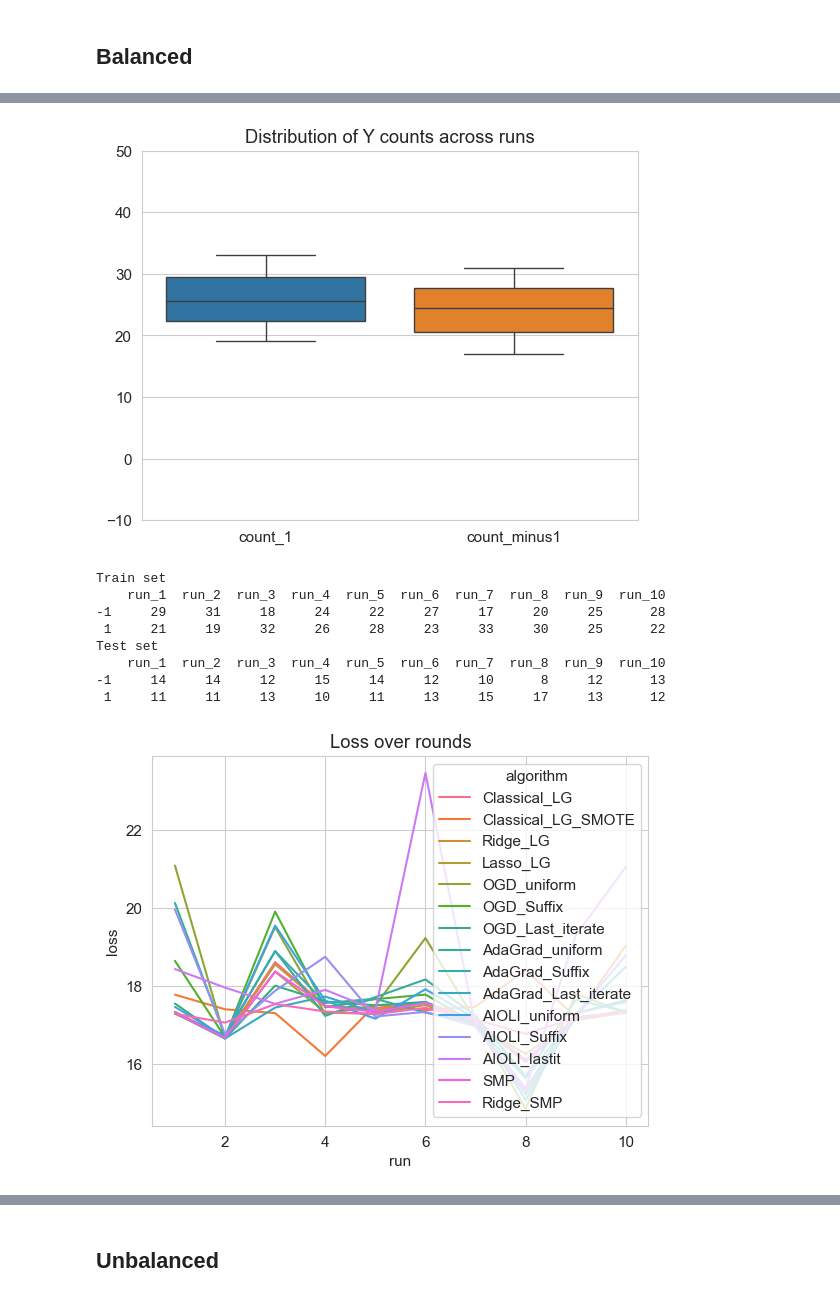
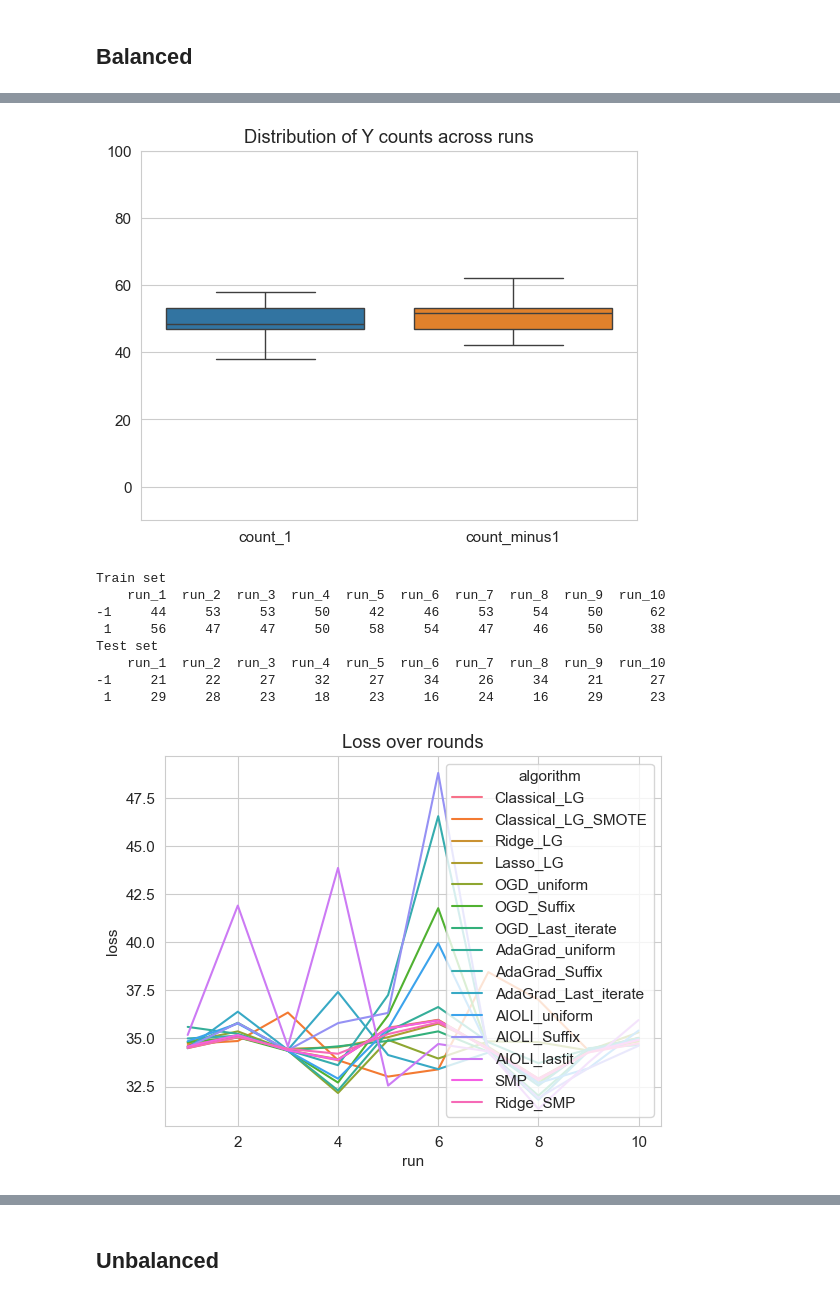
Before and after one commit to mcanela1/Thesis_Online-to-batch_Logistic-Regression, a Jupyter notebook: Algorithms.ipynb, the cells around one changed output, grey strips where cells are left out. Cells and saved outputs as stored; diff of their text form; code cells hidden in the pictures.

```diff
--- a/Algorithms.ipynb
+++ b/Algorithms.ipynb
@@ -160,5 +161,5 @@ np.float64(0.12847849961892147)
 # %%
-def generate_data(setting, balanced = True, seed = 30, n = default_n, x_means = None, B = 4, a = 1, b = -1, plot_y = False, X_hazan = 1,d = 1, hyperparameter_analysis = False, betas = None):
+def generate_data(setting, balanced = True, seed = 30, n = default_n, x_means = None, B = 4, a = 1, b = -1, plot_y = False, X_hazan = 1,d = 3, hyperparameter_analysis = False, betas = None):
     # Allocate space for variables
     x = []
     y = []
@@ -170,13 +171,15 @@ def generate_data(setting, balanced = True, seed = 30, n = default_n, x_means =
     x_means_simulation = [1,-2,0.83] if x_means is None else x_means
     test_size = round(default_test_ratio*n)
     full_n = n+test_size
-    x = generate_x(full_n,3, means = x_means_simulation, seed = seed)
+
     # Generate data according to setup
     match setting:
         case "well specified":
             # Generate data
-            if None in betas:
+            x = generate_x(full_n,d, means = x_means_simulation, seed = seed)
+            if None in betas or len(betas) == 0:
                 betas = [0.4,-0.3,-1.2] if balanced else [-1,-2.5,2.6] # average sigmoid balanced: 0.5, unbalanced : 0.002
+
             y = generate_y(full_n,x,betas = betas, seed = seed)
 
         case "high dimensional":
@@ -194,6 +197,7 @@ def generate_data(setting, balanced = True, seed = 30, n = default_n, x_means =
             x = generate_x(full_n,3, means = x_means_simulation, seed = seed)
             y = generate_y(full_n,x,betas = betas, seed = seed, method = "sinusoidal", plot = plot_y)
         case "quadratic":
+            x = generate_x(full_n,d, means = x_means_simulation, seed = seed)
             betas = [-1.44,0.5,-0.8] if balanced else [0.9,1.3,-1.2]
             y = generate_y(full_n,x,betas = betas, seed = seed, method = "quadratic")
         case "hazan 1-dimensional":
@@ -208,6 +212,7 @@ def generate_data(setting, balanced = True, seed = 30, n = default_n, x_means =
             y = xy[:,1]
             x = x.reshape(full_n,1)
         case "binary_x":
+            d = 1
             p_i = rng.uniform(0.1,0.9, d)
             n_i = rng.uniform(1,10, d).astype(int)
             x = rng.binomial(n = n_i, p = p_i, size = (full_n,d))
@@ -226,7 +231,7 @@ def generate_data(setting, balanced = True, seed = 30, n = default_n, x_means =
                     betas = rng.uniform(-0.8,0.8,d)
                     av_sigma = round(np.mean( [sig(xb) for xb in np.inner(x,betas)]),3)
             elif not balanced:
-                threshold =  1 - 1 / n - 0.09
+                threshold =  1 - 1 / n - 0.002
                 # Sample betas again if its not unbalanced enough
                 while  av_sigma < threshold :
                     p_i = rng.uniform(0.1,0.9, d)
@@ -239,6 +244,7 @@ def generate_data(setting, balanced = True, seed = 30, n = default_n, x_means =
 
             if d==1: x = x.reshape(full_n,1)
         case "only_x1_x2":
+            x = generate_x(full_n,d, means = x_means_simulation[:d], seed = seed)
             betas = [-1.44,0.5,-0.8] if balanced else [0.9,1.3,-1.2]
             y = generate_y(full_n,x,betas = betas, seed = seed, method = "quadratic")
 
@@ -966,7 +973,7 @@ class sample_minmax_predictor():
 ## Ridge-regularized SMP
 # %%
 class ridge_sample_minmax_predictor():
-    def __init__(self,data_x, data_y, reg_lambda = 1):
+    def __init__(self,data_x, data_y, reg_lambda = 0.1):
         self.data_x = data_x
         self.data_y = data_y
         self.d = 0
@@ -1359,8 +1397,8 @@ class SimulationConfig:
     # betas: list = field(default_factory=lambda: [2,0.1,-4.2]) # This is to create a new list every time.
     # x_means: list = field(default_factory=lambda: [2,2,1])
     # These values of betas and x_means guarantee a P(Y=1) = 0.5, hence balanced classes.
-    B: int = 30
-    X: int = 90
+    B: int = 20
+    X: int = 20
     test_ratio: float = default_test_ratio
     minimize_method: str = "l-bfgs-b"
     y_method: str = "sigmoid"
@@ -1977,13 +2113,13 @@ Total time: 0:00:16.979211
 # %%
-plot_results(binary_result, n = 50)
+plot_results(binary_result, n = 100)
 # %% [output]
-[figure, old version]
+[figure, new version]
 Train set
     run_1  run_2  run_3  run_4  run_5  run_6  run_7  run_8  run_9  run_10
--1     29     31     18     24     22     27     17     20     25      28
- 1     21     19     32     26     28     23     33     30     25      22
+-1     44     53     53     50     42     46     53     54     50      62
+ 1     56     47     47     50     58     54     47     46     50      38
 Test set
     run_1  run_2  run_3  run_4  run_5  run_6  run_7  run_8  run_9  run_10
--1     14     14     12     15     14     12     10      8     12      13
- 1     11     11     13     10     11     13     15     17     13      12
+-1     21     22     27     32     27     34     26     34     21      27
+ 1     29     28     23     18     23     16     24     16     29      23
-[figure, old version]
+[figure, new version]
```
Also changed, not shown: parts of 77 cells of this notebook.
